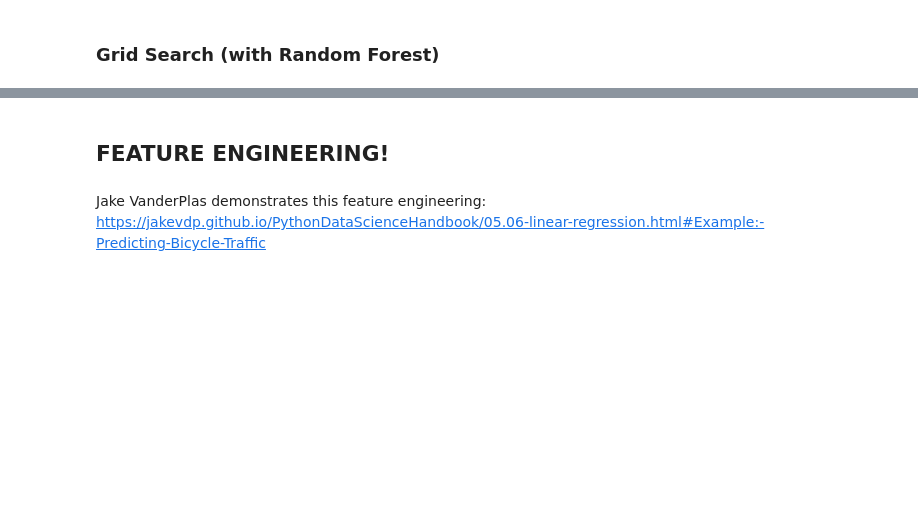
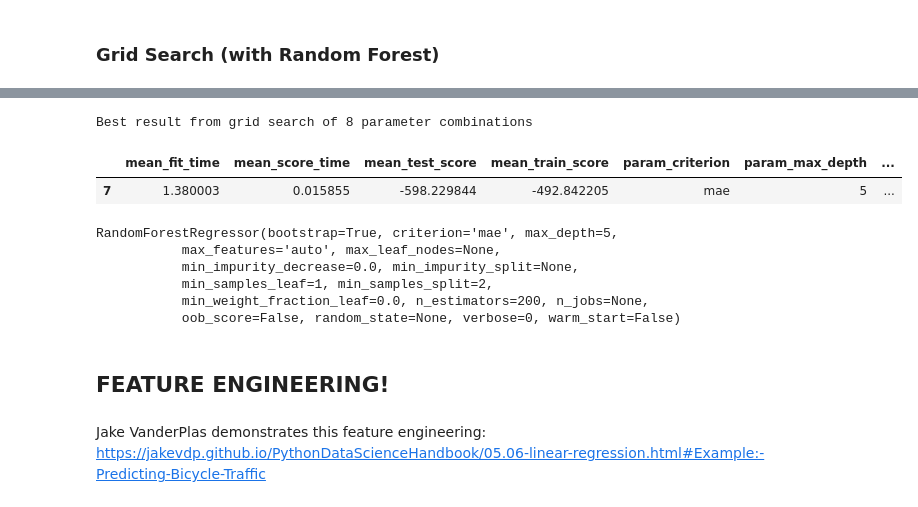
Before and after one commit to LambdaSchool/DS-Unit-2-Sprint-4-Model-Validation, a Jupyter notebook: module-3-select-models-and-parameters/LS_DS_243_Select_models_and_parameters.ipynb, the cells around one changed output, grey strips where cells are left out. Cells and saved outputs as stored; diff of their text form; code cells hidden in the pictures; blank space fills up the shorter version.

```diff
--- a/module-3-select-models-and-parameters/LS_DS_243_Select_models_and_parameters.ipynb
+++ b/module-3-select-models-and-parameters/LS_DS_243_Select_models_and_parameters.ipynb
@@ -519,0 +485,18 @@ pd.DataFrame(gridsearch.cv_results_).sort_values(by='rank_test_score')
+# %%
+#cv x n_estimators x max_depth x criterion = 3 x 2 x 2 x 2 is 24 fits
+
+%%time
+
+from sklearn.model_selection import GridSearchCV
+
+param_grid = {
+    'n_estimators': [100, 200],
+    'max_depth': [4, 5],
+    'criterion': ['mse', 'mae']
+}
+
+gridsearch = GridSearchCV(RandomForestRegressor(), param_grid=param_grid, cv=3,
+                          scoring='neg_mean_absolute_error', verbose=10,
+                          return_train_score=True)
+
+gridsearch.fit(X_train, y_train)
@@ -520,3 +535,20 @@ pd.DataFrame(gridsearch.cv_results_).sort_values(by='rank_test_score')
+# %%
+results = pd.DataFrame(gridsearch.cv_results_)
+print(f'Best result from grid search of {len(results)} parameter combinations')
+results.sort_values(by='rank_test_score').head(1)
+# %% [output]
+Best result from grid search of 8 parameter combinations
+|  | mean_fit_time | mean_score_time | mean_test_score | mean_train_score | param_criterion | param_max_depth | ... |
+| 7 | 1.380003 | 0.015855 | -598.229844 | -492.842205 | mae | 5 | ... |
+# %%
+gridsearch.best_estimator_
+# %% [output]
+RandomForestRegressor(bootstrap=True, criterion='mae', max_depth=5,
+           max_features='auto', max_leaf_nodes=None,
+           min_impurity_decrease=0.0, min_impurity_split=None,
+           min_samples_leaf=1, min_samples_split=2,
+           min_weight_fraction_leaf=0.0, n_estimators=200, n_jobs=None,
+           oob_score=False, random_state=None, verbose=0, warm_start=False)
 # %% [markdown]
 ## FEATURE ENGINEERING!
 # %% [markdown]
```
Also changed, not shown: parts of 19 cells of this notebook.
